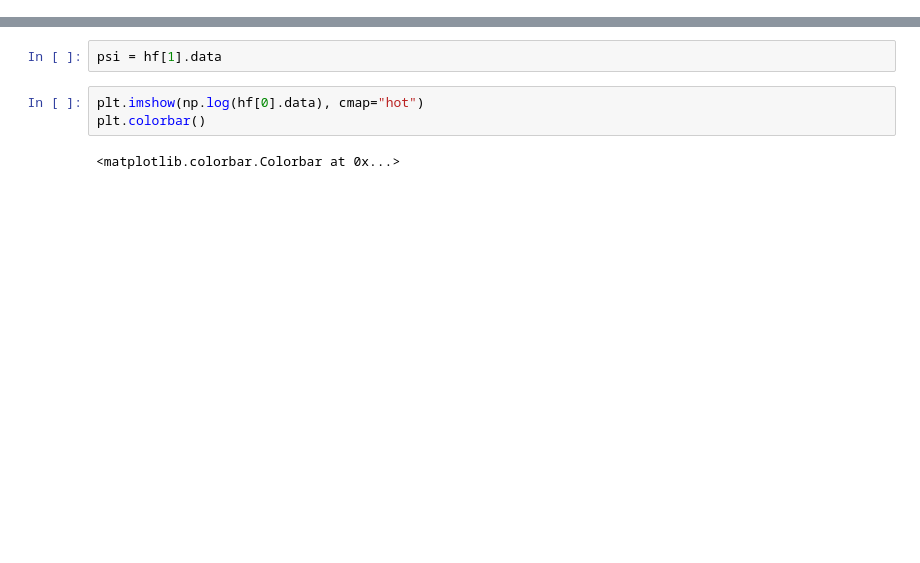
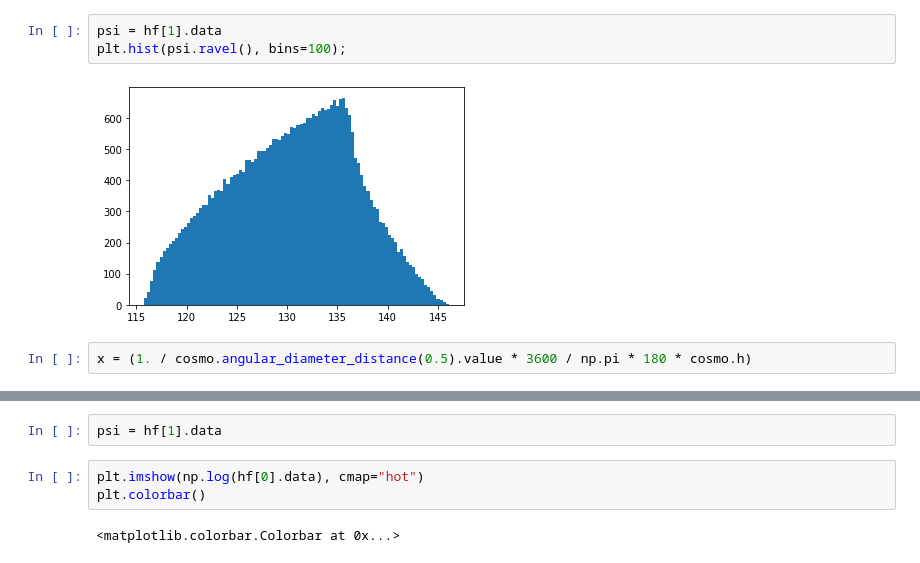
Before and after one commit to AlexandreAdam/Censai, a Jupyter notebook: notebooks/spl.ipynb, the cells around one changed output, grey strips where cells are left out. Cells and saved outputs as stored; diff of their text form; blank space fills up the shorter version.

```diff
--- a/notebooks/spl.ipynb
+++ b/notebooks/spl.ipynb
@@ -19,4 +20,11 @@ No.    Name      Ver    Type      Cards   Dimensions   Format
   4  SHEAR2        1 ImageHDU         8   (188, 188)   float32
   5  KAPPA VARIANCE    1 ImageHDU         8   (188, 188)   float32
   6  DEFLECTION ANGLES VARIANCE    1 ImageHDU         9   (2, 188, 188)   float32
+# %%
+psi = hf[1].data
+plt.hist(psi.ravel(), bins=100);
+# %% [output]
+[figure, added]
+# %%
+x = (1. / cosmo.angular_diameter_distance(0.5).value * 3600 / np.pi * 180 * cosmo.h)
 # %%
```
Also changed, not shown: parts of 12 cells of this notebook, 5 other files.
